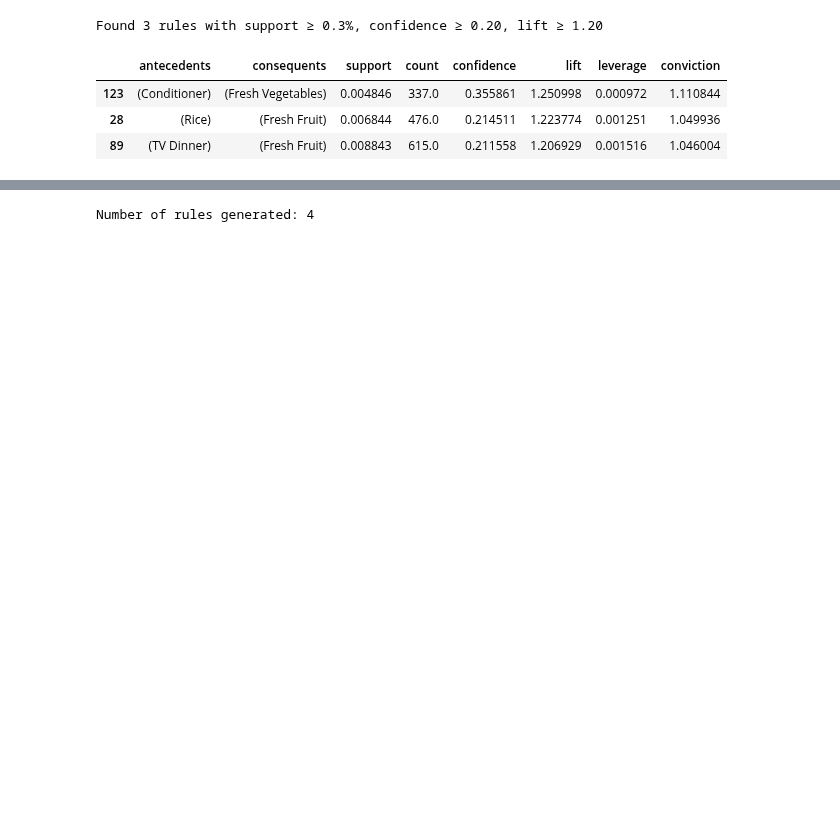
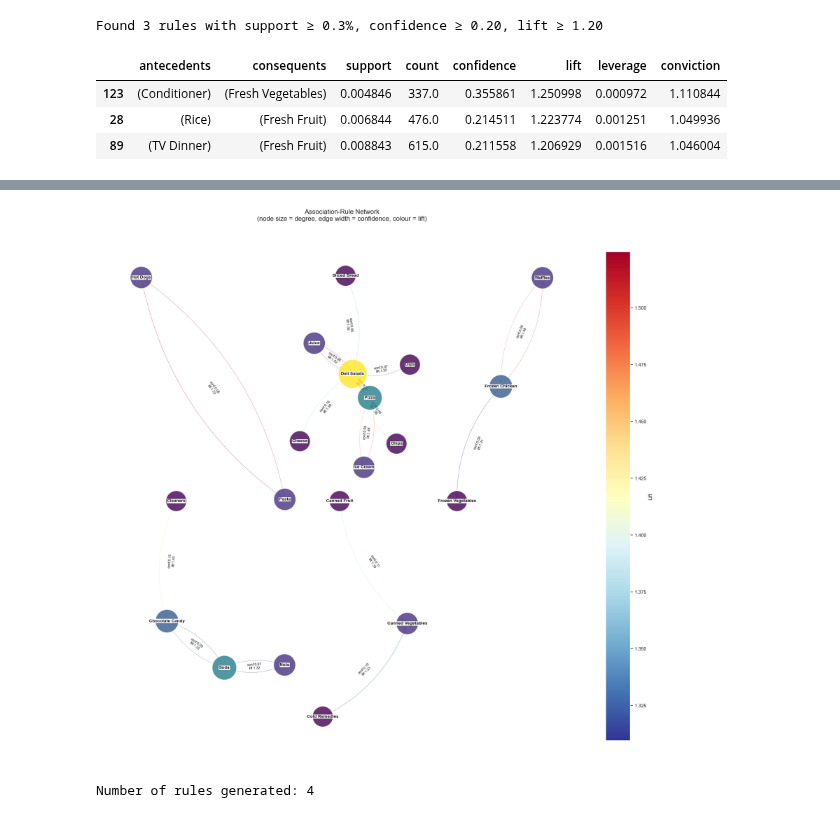
Before and after one commit to ijustsnapped/DataMine_PI, a Jupyter notebook: PD_202425_Project1/PD_202425_Project.ipynb, the cells around one changed output, grey strips where cells are left out. Saved outputs shown, nothing was run; the diff lists cells and outputs as text; code cells hidden in the pictures; blank space fills up the shorter version.

```diff
--- a/PD_202425_Project1/PD_202425_Project.ipynb
+++ b/PD_202425_Project1/PD_202425_Project.ipynb
@@ -1247,7 +1255,7 @@ $$
 - **Lift > 1**: There is a **positive association** between \( A \) and \( B \), meaning they appear together **more often than expected**.
 - **Lift < 1**: There is a **negative association** between \( A \) and \( B \), meaning they appear together **less often than expected**.
 # %%
-support_levels  = [0.05, 0.01, 0.005, 0.003]
+support_levels  = [0.05, 0.01, 0.005, 0.003, 0.001, 0.0008]
 lift_thresholds = np.arange(1.0, 2.1, 0.1)
 records = []
 
@@ -1270,7 +1278,7 @@ fig = px.line(
     x="Lift Threshold",
     y="Number of Rules",
     facet_col="Min Support (%)",
-    facet_col_wrap=2,
+    facet_col_wrap=3,
     markers=True,
     title="Rules vs. Lift Threshold for Different Support Levels",
     labels={"Number of Rules":"Number of Rules"}
@@ -1772,3 +1816,8 @@ Unable to determine Axes to steal space for Colorbar. Using gca(), but will rais
+# %%
+fig, G, pos = plot_association_rule_network(strong_rules, return_graph=True)
+plt.show()
+# %% [output]
+[figure, added]
 # %%
 rules_05   = generate_rules(binary_foodmart, 0.005, metric='leverage', min_threshold=0.0018)
 print("Number of rules generated:", len(rules_05))
```
Also changed, not shown: parts of 21 cells of this notebook, 2 other files.
